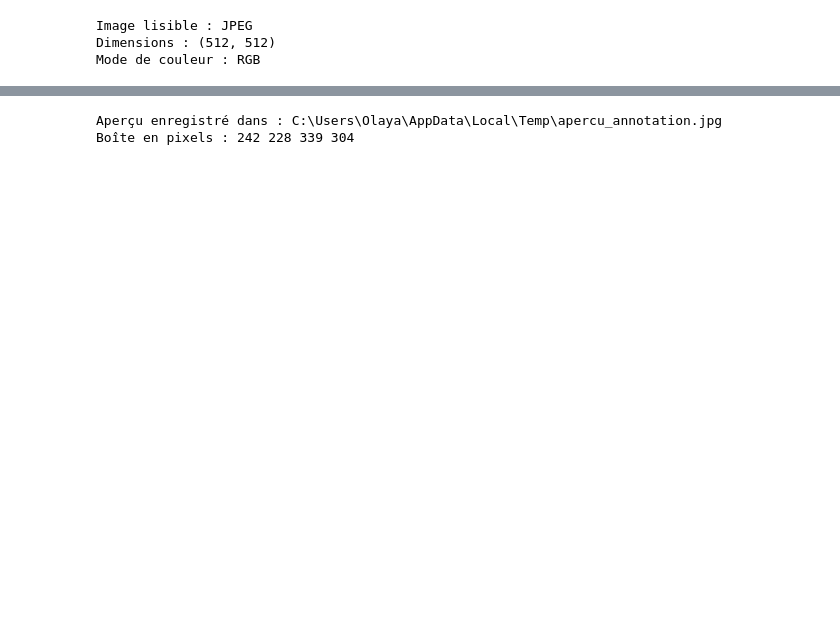
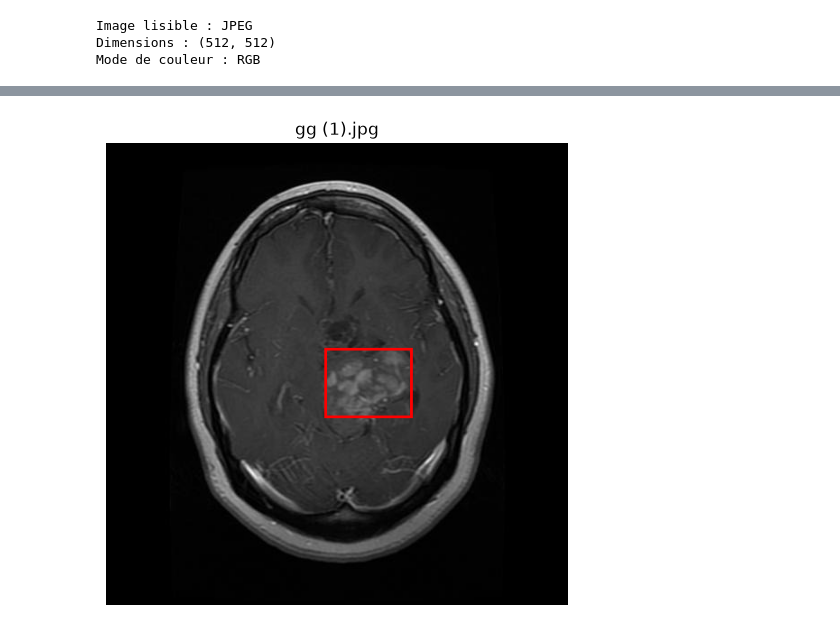
Before and after one commit to Azzam-Olaya/neuroscan-ai, a Jupyter notebook: notebook/exploration.ipynb, the cells around one changed output, grey strips where cells are left out. Saved outputs shown, nothing was run; the diff lists cells and outputs as text; code cells hidden in the pictures; blank space fills up the shorter version.

```diff
--- a/notebook/exploration.ipynb
+++ b/notebook/exploration.ipynb
@@ -223,30 +291,42 @@ Valeurs du fichier : ['0', '0.567383', '0.519531', '0.189453', '0.148438']
 # %%
+
+from pathlib import Path
 from PIL import Image, ImageDraw
-import tempfile
-import os
+import matplotlib.pyplot as plt
 
-valeurs = fichier_label.read_text(encoding="utf-8").strip().split()
+# 1. Choisir une image et son annotation
+dossier = DATASET_DIR / "Train" / "Glioma"
 
-centre_x = float(valeurs[1]) * image.width
-centre_y = float(valeurs[2]) * image.height
-largeur = float(valeurs[3]) * image.width
-hauteur = float(valeurs[4]) * image.height
+fichier_label = next((dossier / "labels").glob("*.txt"))
+fichier_image = dossier / "images" / (fichier_label.stem + ".jpg")
 
-x_min = centre_x - largeur / 2
-y_min = centre_y - hauteur / 2
-x_max = centre_x + largeur / 2
-y_max = centre_y + hauteur / 2
+# 2. Charger l'image
+with Image.open(fichier_image) as img:
+    image = img.convert("RGB")
 
+# 3. Lire la première bounding box valide
+lignes = fichier_label.read_text(encoding="utf-8").splitlines()
+valeurs = lignes[0].split()
+
+class_id, centre_x, centre_y, largeur, hauteur = map(float, valeurs)
+
+# 4. Convertir les coordonnées YOLO en pixels
+W, H = image.size
+
+x_min = (centre_x - largeur / 2) * W
+y_min = (centre_y - hauteur / 2) * H
+x_max = (centre_x + largeur / 2) * W
+y_max = (centre_y + hauteur / 2) * H
+
+# 5. Dessiner la boîte et afficher l'image
 image_avec_boite = image.copy()
 dessin = ImageDraw.Draw(image_avec_boite)
 dessin.rectangle((x_min, y_min, x_max, y_max), outline="red", width=3)
 
-chemin_apercu = Path(tempfile.gettempdir()) / "apercu_annotation.jpg"
-image_avec_boite.save(chemin_apercu)
-os.startfile(str(chemin_apercu))
-
-print("Aperçu enregistré dans :", chemin_apercu)
-print("Boîte en pixels :", round(x_min), round(y_min), round(x_max), round(y_max))
+plt.figure(figsize=(6, 6))
+plt.imshow(image_avec_boite)
+plt.title(fichier_image.name)
+plt.axis("off")
+plt.show()
 # %% [output]
-Aperçu enregistré dans : C:\Users\Olaya\AppData\Local\Temp\apercu_annotation.jpg
-Boîte en pixels : 242 228 339 304
+[figure, added]
```
Also changed, not shown: parts of 9 cells of this notebook.
